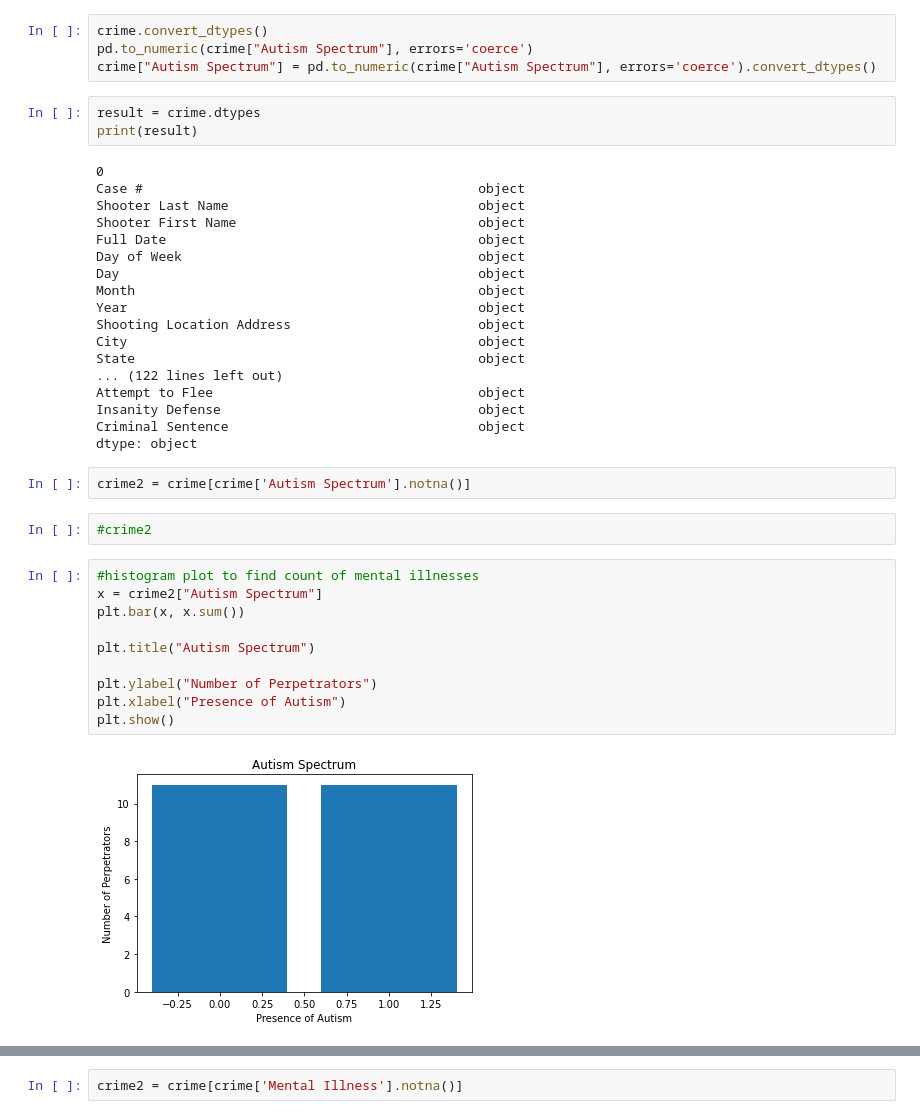
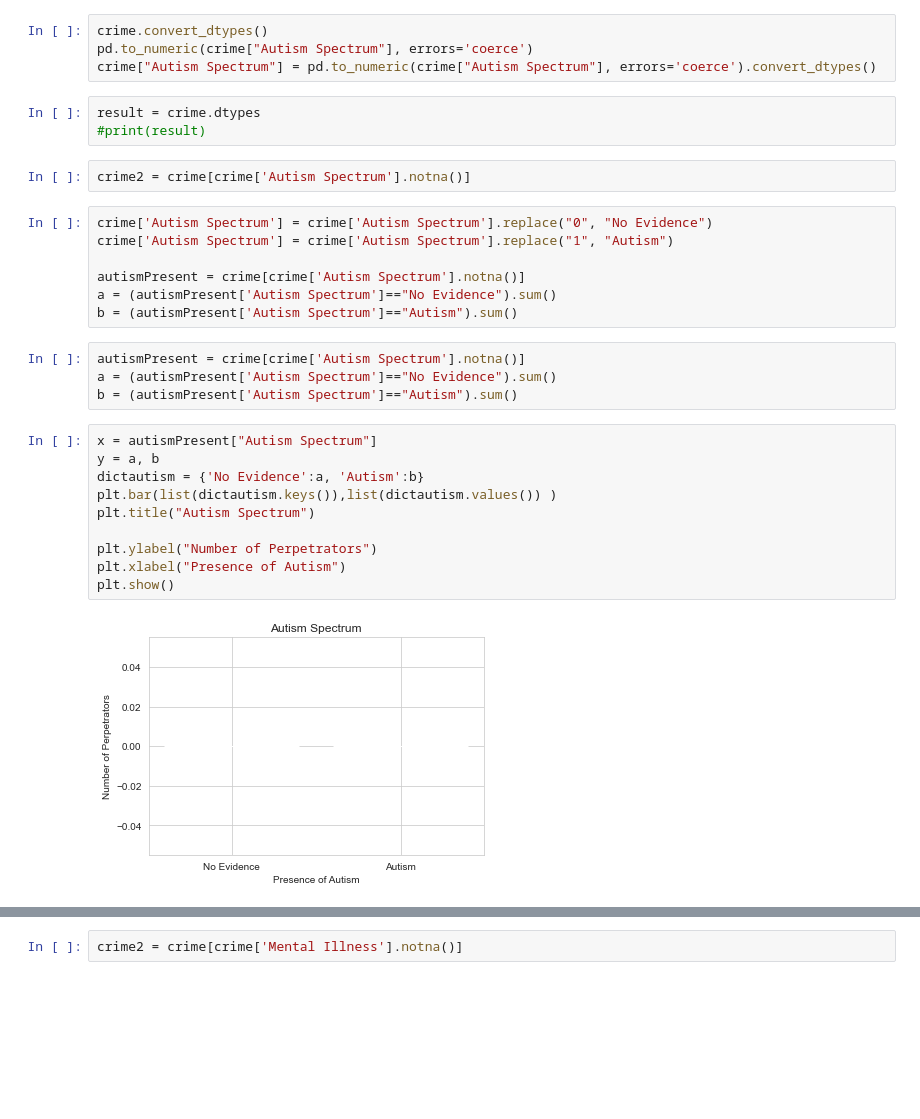
Before and after one commit to jhinkleau/Capstone2023, a Jupyter notebook: CrimeAnalysis.ipynb, the cells around one changed output, grey strips where cells are left out. Cells and saved outputs as stored; diff of their text form; blank space fills up the shorter version.

```diff
--- a/CrimeAnalysis.ipynb
+++ b/CrimeAnalysis.ipynb
@@ -117,39 +92,30 @@ pd.to_numeric(crime["Autism Spectrum"], errors='coerce')
 crime["Autism Spectrum"] = pd.to_numeric(crime["Autism Spectrum"], errors='coerce').convert_dtypes()
 # %%
 result = crime.dtypes
-print(result)
+#print(result)
-# %% [output]
-0
-Case #                                           object
-Shooter Last Name                                object
-Shooter First Name                               object
-Full Date                                        object
-Day of Week                                      object
-Day                                              object
-Month                                            object
-Year                                             object
-Shooting Location Address                        object
-City                                             object
-State                                            object
-... (122 lines left out)
-Attempt to Flee                                  object
-Insanity Defense                                 object
-Criminal Sentence                                object
-dtype: object
 # %%
 crime2 = crime[crime['Autism Spectrum'].notna()]
-# %%
-#crime2
+# %%
+crime['Autism Spectrum'] = crime['Autism Spectrum'].replace("0", "No Evidence")
+crime['Autism Spectrum'] = crime['Autism Spectrum'].replace("1", "Autism")
+
+autismPresent = crime[crime['Autism Spectrum'].notna()]
+a = (autismPresent['Autism Spectrum']=="No Evidence").sum()
+b = (autismPresent['Autism Spectrum']=="Autism").sum()
+# %%
+autismPresent = crime[crime['Autism Spectrum'].notna()]
+a = (autismPresent['Autism Spectrum']=="No Evidence").sum()
+b = (autismPresent['Autism Spectrum']=="Autism").sum()
 # %%
-#histogram plot to find count of mental illnesses
-x = crime2["Autism Spectrum"]
-plt.bar(x, x.sum())
-
+x = autismPresent["Autism Spectrum"]
+y = a, b
+dictautism = {'No Evidence':a, 'Autism':b}
+plt.bar(list(dictautism.keys()),list(dictautism.values()) )
 plt.title("Autism Spectrum")
 
 plt.ylabel("Number of Perpetrators")
 plt.xlabel("Presence of Autism")
 plt.show()
 # %% [output]
-[figure, old version]
+[figure, new version]
 # %%
```
Also changed, not shown: parts of 90 cells of this notebook, 1 other file.
